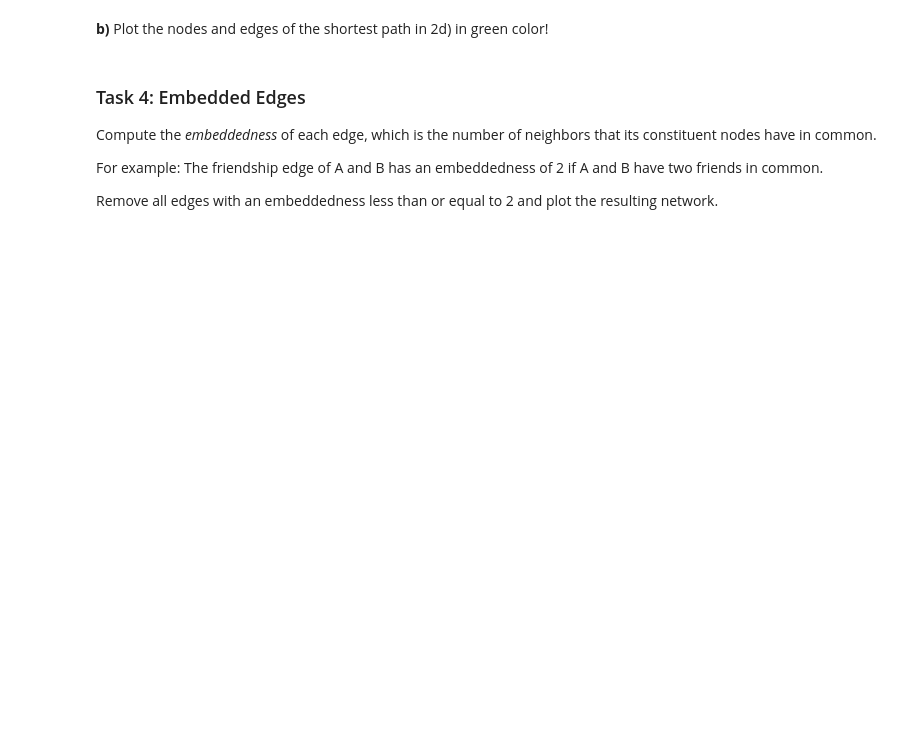
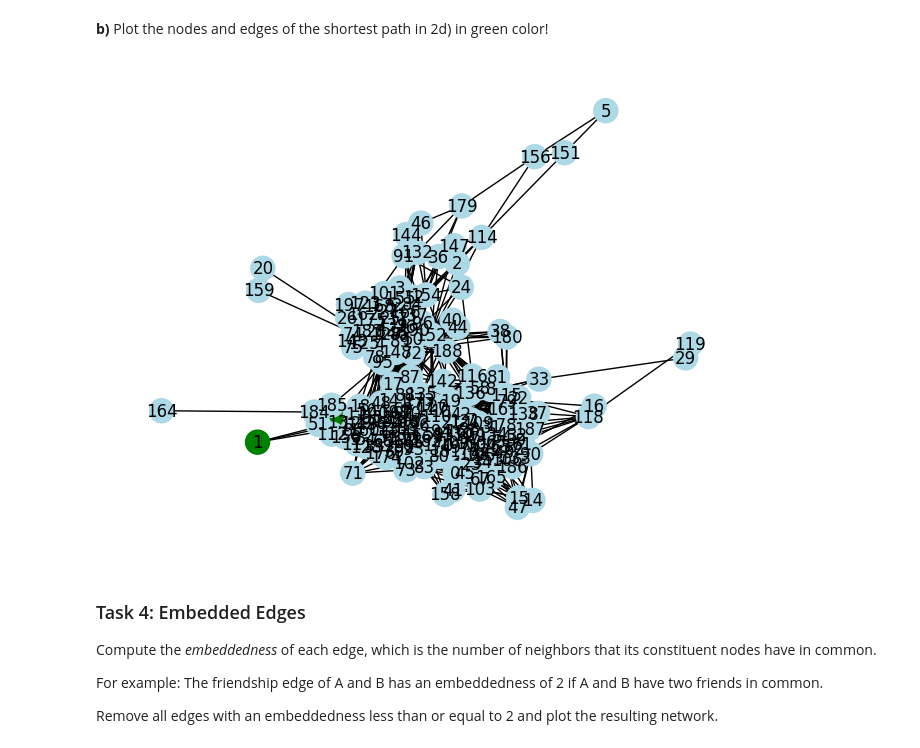
Before and after one commit to andy7622y/myfb, a Jupyter notebook: IS 622/02_intro_networkx_tasks.ipynb, the cells around one changed output. Cells and saved outputs as stored; diff of their text form; code cells hidden in the pictures; blank space fills up the shorter version.

```diff
--- a/IS 622/02_intro_networkx_tasks.ipynb
+++ b/IS 622/02_intro_networkx_tasks.ipynb
@@ -140,2 +171,4 @@ __c)__ Compute the average distance between nodes!
 # %% [markdown]
 __d)__	What is the shortest path from node 1 to node 10: Give the length and the node IDs it traverses!
+# %%
+path = nx.shortest_path(G,source = 1, target = 10)
@@ -150,3 +194,8 @@ __b)__ Plot the nodes and edges of the shortest path in 2d) in green color!
+# %%
+nx.draw(G, node_color = colors, with_labels=True)
+plt.show()
+# %% [output]
+[figure, added]
 # %% [markdown]
 ### Task 4: Embedded Edges
 
```
Also changed, not shown: parts of 12 cells of this notebook.
